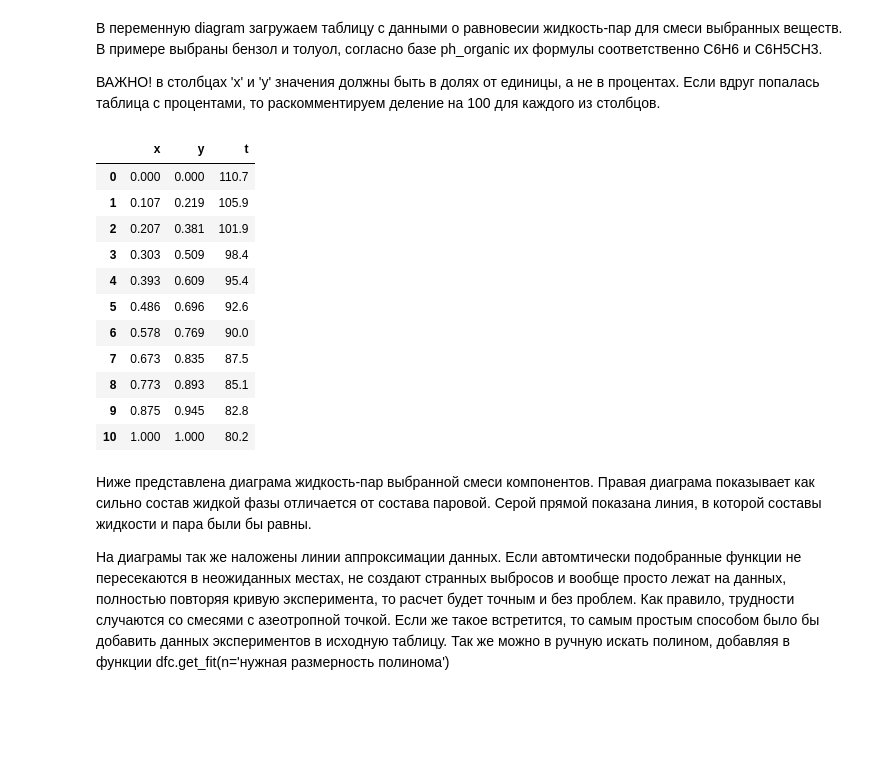
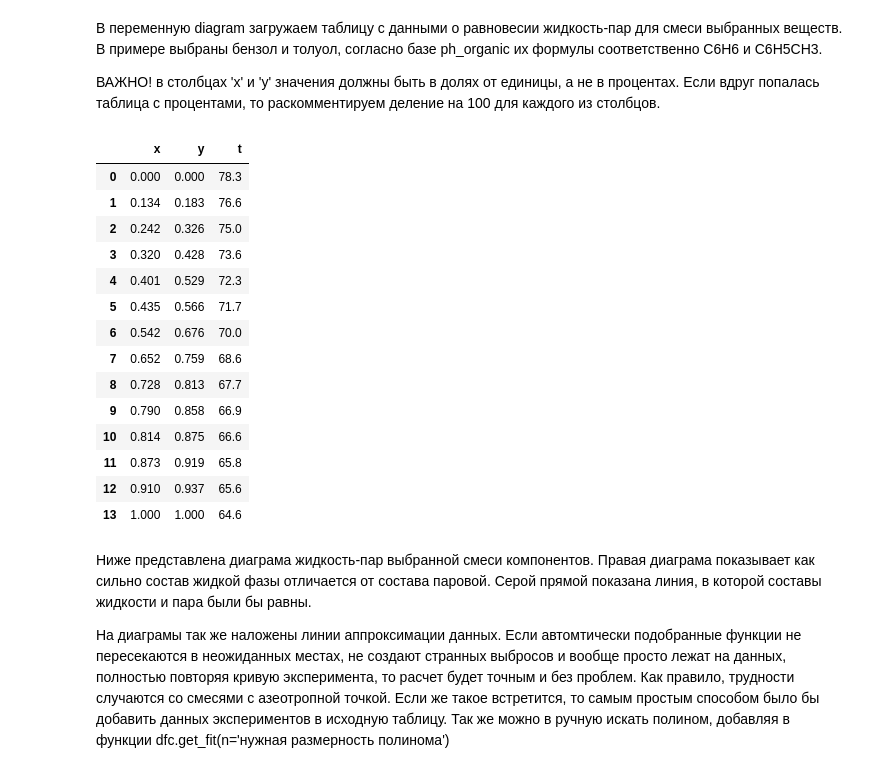
Before and after one commit to kdavjd/rectification_project, a Jupyter notebook: filling_column.ipynb, the cells around one changed output. Saved outputs shown, nothing was run; the diff lists cells and outputs as text; code cells hidden in the pictures; blank space fills up the shorter version.

```diff
--- a/filling_column.ipynb
+++ b/filling_column.ipynb
@@ -147,25 +147,28 @@ ph_organic
 
 ВАЖНО! в столбцах 'x' и 'y' значения должны быть в долях от единицы, а не в процентах. Если вдруг попалась таблица с процентами, то раскомментируем деление на 100 для каждого из столбцов.
 # %%
-diagram = pd.read_excel('l_v/C6H6 - C6H5CH3.xlsx')
-diagram['x'] = diagram['x']#/100
-diagram['y'] = diagram['y']#/100
+diagram = pd.read_excel('l_v/CH3OH-CH3CH2OH.xlsx')
+diagram['x'] = diagram['x']/100
+diagram['y'] = diagram['y']/100
 diagram.sort_values(by = ['t'], ascending=False,ignore_index=True, inplace=True)
 xy_diagram = dfс.get_coeffs(diagram['x'], diagram['y'])
 diagram
 # %% [output]
 |  | x | y | t |
-| 0 | 0.000 | 0.000 | 110.7 |
-| 1 | 0.107 | 0.219 | 105.9 |
-| 2 | 0.207 | 0.381 | 101.9 |
-| 3 | 0.303 | 0.509 | 98.4 |
-| 4 | 0.393 | 0.609 | 95.4 |
-| 5 | 0.486 | 0.696 | 92.6 |
-| 6 | 0.578 | 0.769 | 90.0 |
-| 7 | 0.673 | 0.835 | 87.5 |
-| 8 | 0.773 | 0.893 | 85.1 |
-| 9 | 0.875 | 0.945 | 82.8 |
-| 10 | 1.000 | 1.000 | 80.2 |
+| 0 | 0.000 | 0.000 | 78.3 |
+| 1 | 0.134 | 0.183 | 76.6 |
+| 2 | 0.242 | 0.326 | 75.0 |
+| 3 | 0.320 | 0.428 | 73.6 |
+| 4 | 0.401 | 0.529 | 72.3 |
+| 5 | 0.435 | 0.566 | 71.7 |
+| 6 | 0.542 | 0.676 | 70.0 |
+| 7 | 0.652 | 0.759 | 68.6 |
+| 8 | 0.728 | 0.813 | 67.7 |
+| 9 | 0.790 | 0.858 | 66.9 |
+| 10 | 0.814 | 0.875 | 66.6 |
+| 11 | 0.873 | 0.919 | 65.8 |
+| 12 | 0.910 | 0.937 | 65.6 |
+| 13 | 1.000 | 1.000 | 64.6 |
 # %% [markdown]
 Ниже представлена диаграма жидкость-пар выбранной смеси компонентов. Правая диаграма показывает как сильно состав жидкой фазы отличается от состава паровой. Серой прямой показана линия, в которой составы жидкости и пара были бы равны.
 
```
Also changed, not shown: parts of 15 cells of this notebook, 1 other file.
